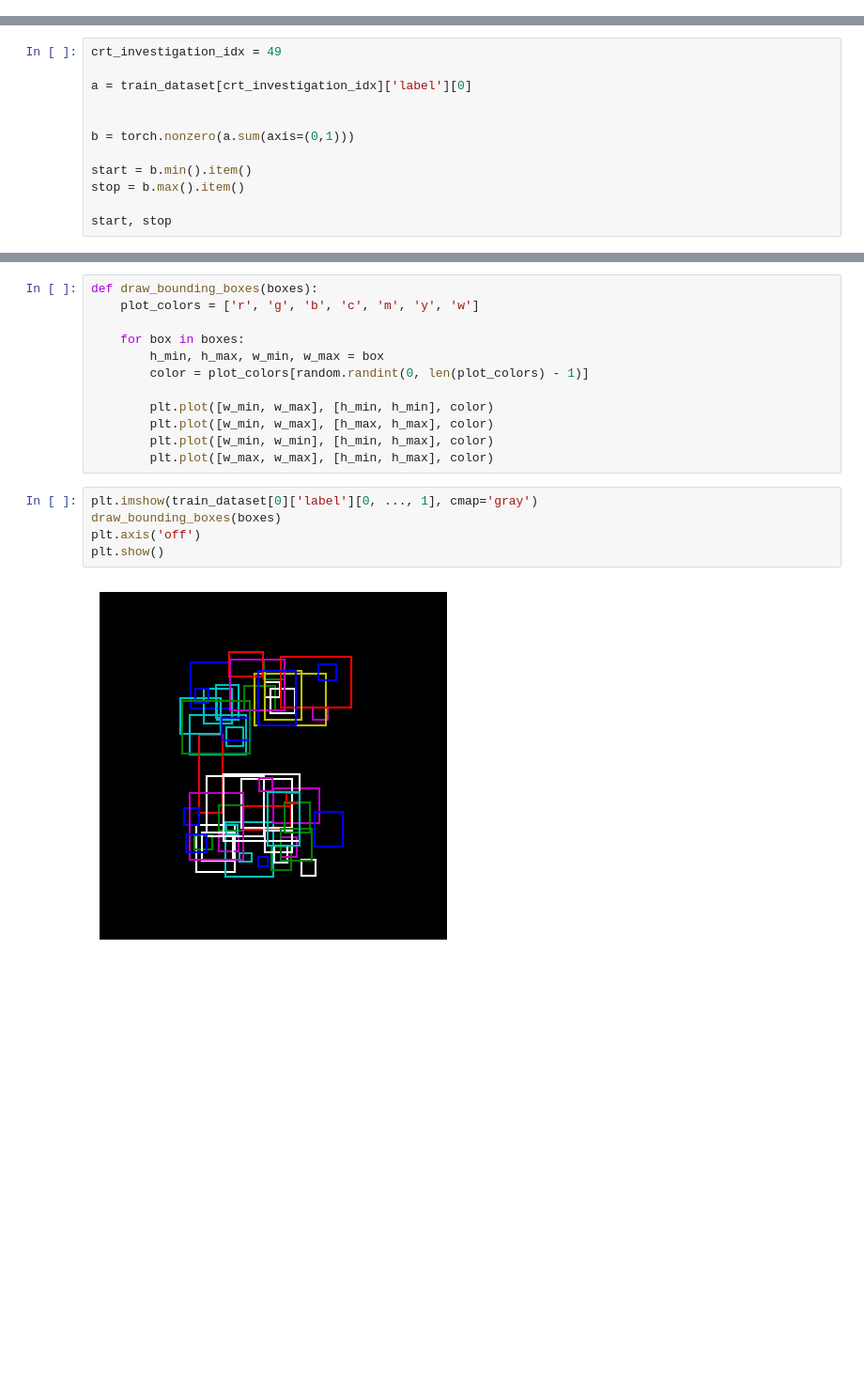
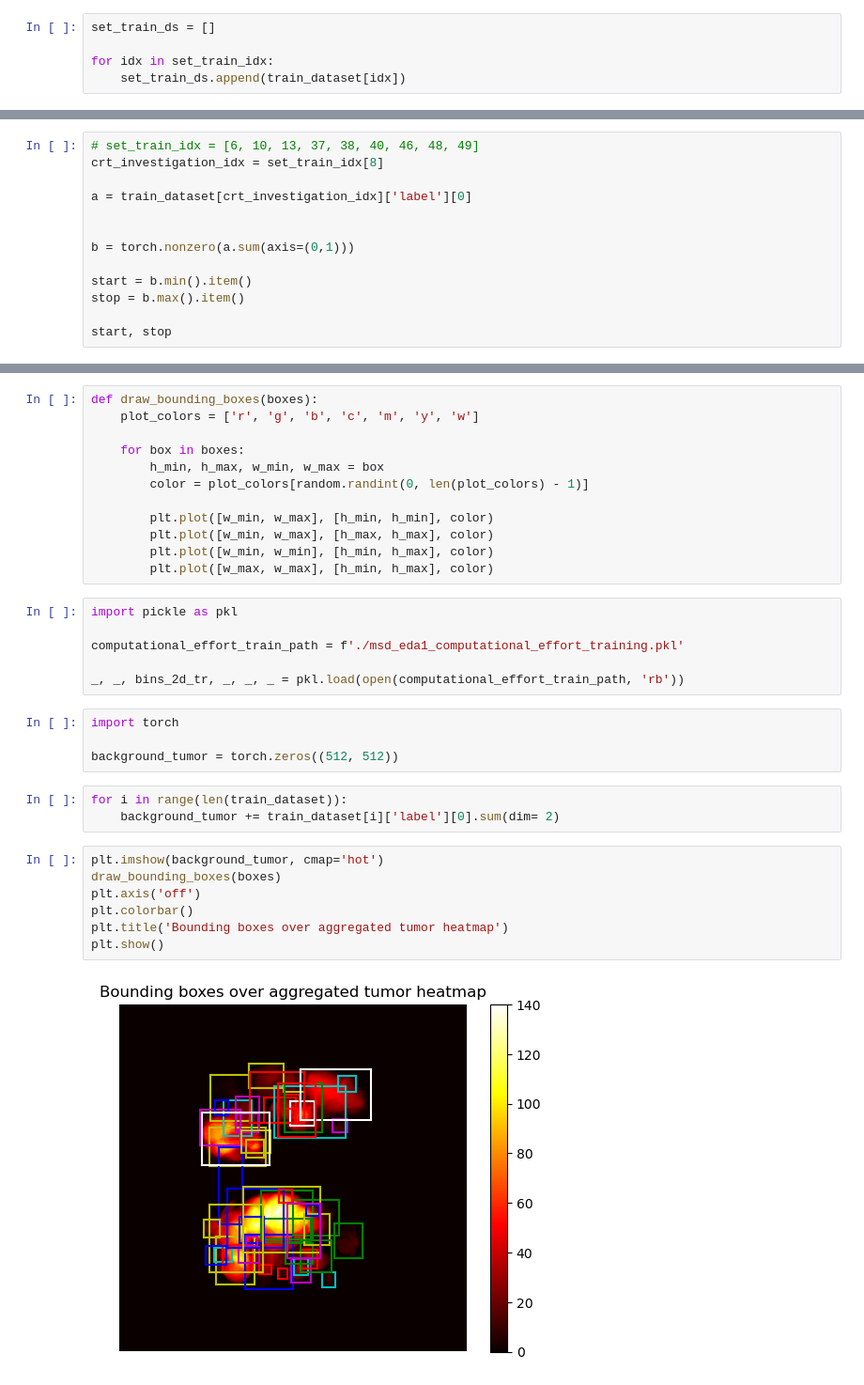
Before and after one commit to Chiru-CatalinMihail/Hackathon_Enfield, a Jupyter notebook: train_dev_split_hyperparam_analysis.ipynb, the cells around one changed output, grey strips where cells are left out. Shown: that part at 94% size. Drawn from its saved outputs; the diff is of its cells as text; blank space fills up the shorter version.

```diff
--- a/train_dev_split_hyperparam_analysis.ipynb
+++ b/train_dev_split_hyperparam_analysis.ipynb
@@ -278,4 +289,9 @@ def get_binning_volume(train_data, no_bins= 10):
             binning_volume[bin_idx, idx] += 1
 
     return binning_volume
+# %%
+set_train_ds = []
+
+for idx in set_train_idx:
+    set_train_ds.append(train_dataset[idx])
 # %%
@@ -359,7 +384,8 @@ boxes
  [273, 292, 235, 254],
  [294, 373, 247, 295]]
 # %%
-crt_investigation_idx = 49
+# set_train_idx = [6, 10, 13, 37, 38, 40, 46, 48, 49]
+crt_investigation_idx = set_train_idx[8]
 
 a = train_dataset[crt_investigation_idx]['label'][0]
 
@@ -424,10 +450,25 @@ def draw_bounding_boxes(boxes):
         plt.plot([w_min, w_max], [h_max, h_max], color)
         plt.plot([w_min, w_min], [h_min, h_max], color)
         plt.plot([w_max, w_max], [h_min, h_max], color)
+# %%
+import pickle as pkl
+
+computational_effort_train_path = f'./msd_eda1_computational_effort_training.pkl'
+
+_, _, bins_2d_tr, _, _, _ = pkl.load(open(computational_effort_train_path, 'rb'))
+# %%
+import torch
+
+background_tumor = torch.zeros((512, 512))
+# %%
+for i in range(len(train_dataset)):
+    background_tumor += train_dataset[i]['label'][0].sum(dim= 2)
 # %%
-plt.imshow(train_dataset[0]['label'][0, ..., 1], cmap='gray')
+plt.imshow(background_tumor, cmap='hot')
 draw_bounding_boxes(boxes)
 plt.axis('off')
+plt.colorbar()
+plt.title('Bounding boxes over aggregated tumor heatmap')
 plt.show()
 # %% [output]
-[figure, old version]
+[figure, new version]
```
Also changed, not shown: parts of 17 cells of this notebook.
